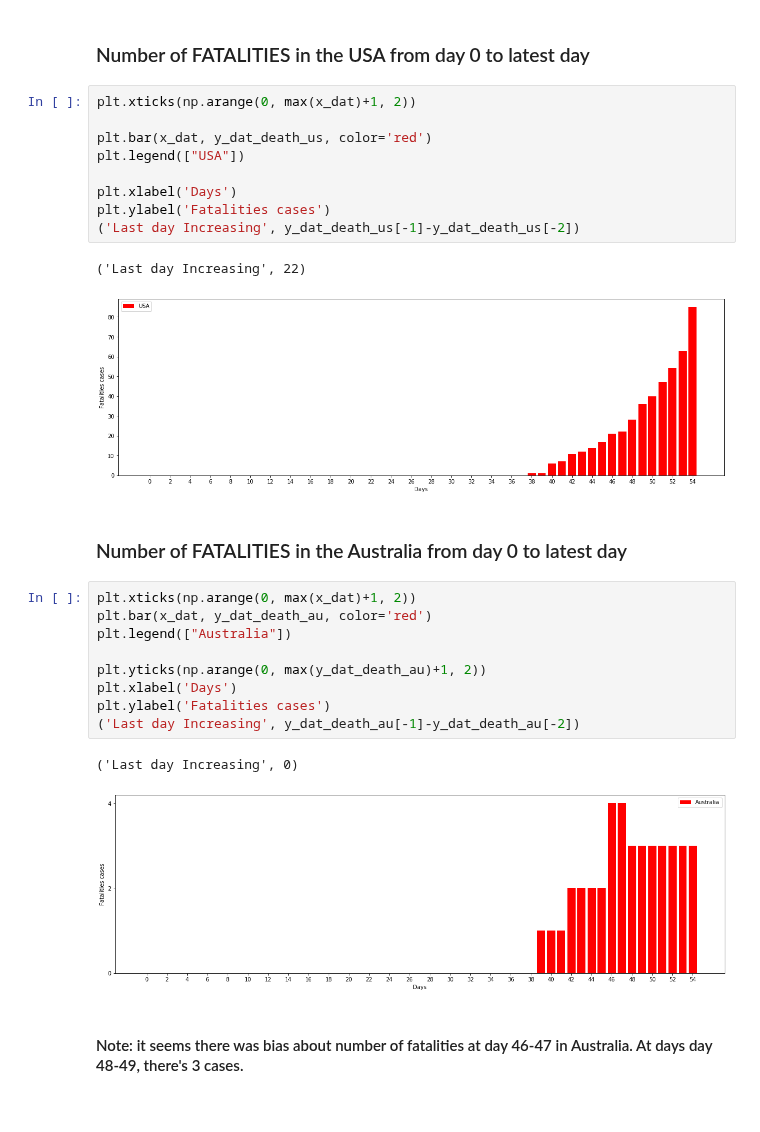
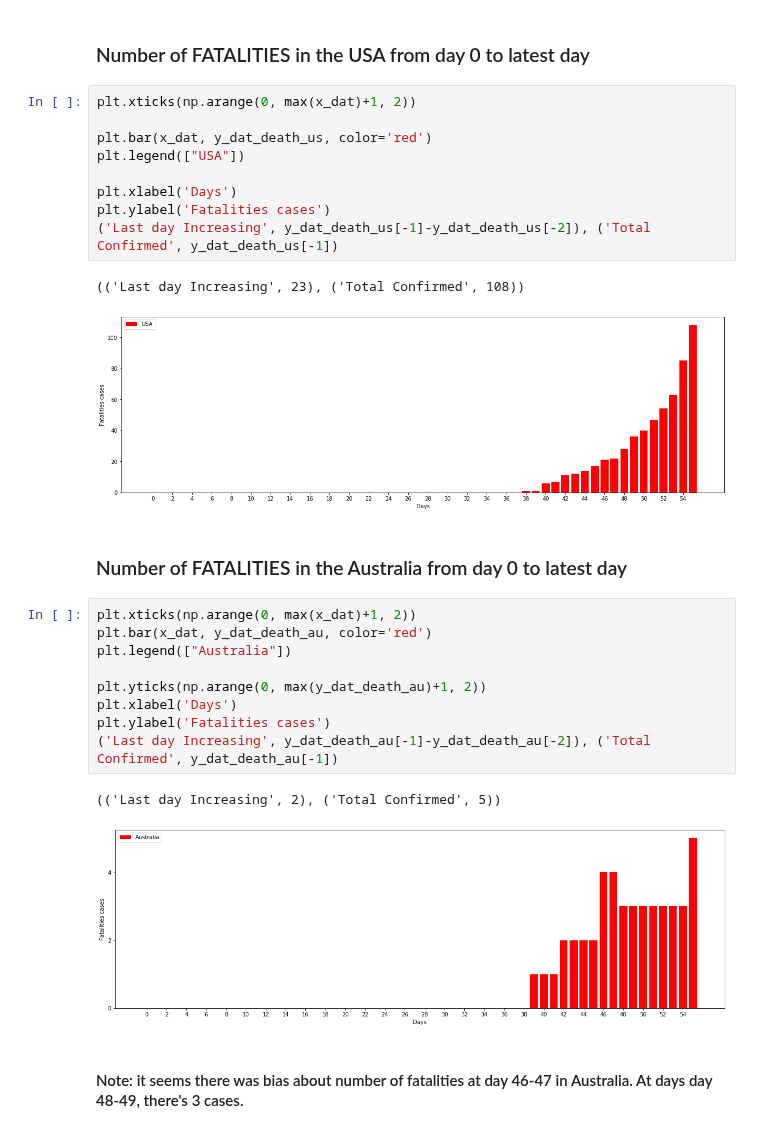
Before and after one commit to lphan/ML-Practices, a Jupyter notebook: 18_Covid-19/18_Covid-19_fatalities.ipynb, the cells around one changed output. Saved outputs shown, nothing was run; the diff lists cells and outputs as text.

```diff
--- a/18_Covid-19/18_Covid-19_fatalities.ipynb
+++ b/18_Covid-19/18_Covid-19_fatalities.ipynb
@@ -149,23 +150,23 @@ plt.legend(["USA"])
 
 plt.xlabel('Days')
 plt.ylabel('Fatalities cases')
-('Last day Increasing', y_dat_death_us[-1]-y_dat_death_us[-2])
+('Last day Increasing', y_dat_death_us[-1]-y_dat_death_us[-2]), ('Total Confirmed', y_dat_death_us[-1])
 # %% [output]
-('Last day Increasing', 22)
+(('Last day Increasing', 23), ('Total Confirmed', 108))
-[figure, old version]
+[figure, new version]
 # %% [markdown]
 ### Number of FATALITIES in the Australia from day 0 to latest day
 # %%
 plt.xticks(np.arange(0, max(x_dat)+1, 2))
 plt.bar(x_dat, y_dat_death_au, color='red')
 plt.legend(["Australia"])
 
 plt.yticks(np.arange(0, max(y_dat_death_au)+1, 2))
 plt.xlabel('Days')
 plt.ylabel('Fatalities cases')
-('Last day Increasing', y_dat_death_au[-1]-y_dat_death_au[-2])
+('Last day Increasing', y_dat_death_au[-1]-y_dat_death_au[-2]), ('Total Confirmed', y_dat_death_au[-1])
 # %% [output]
-('Last day Increasing', 0)
+(('Last day Increasing', 2), ('Total Confirmed', 5))
-[figure, old version]
+[figure, new version]
 # %% [markdown]
 #### Note: it seems there was bias about number of fatalities at day 46-47 in Australia. At days day 48-49, there's 3 cases.
```
Also changed, not shown: parts of 9 cells of this notebook, 2 other files.
